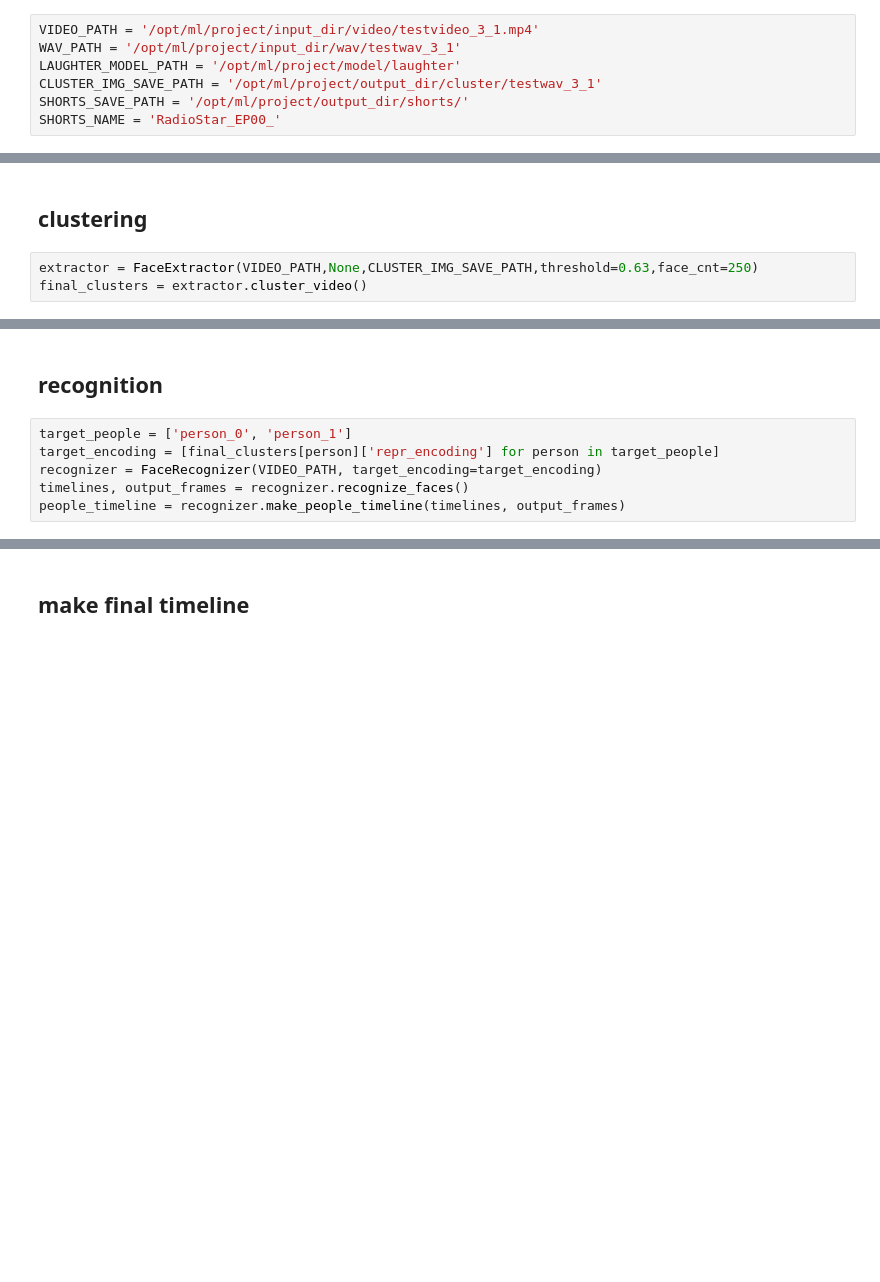
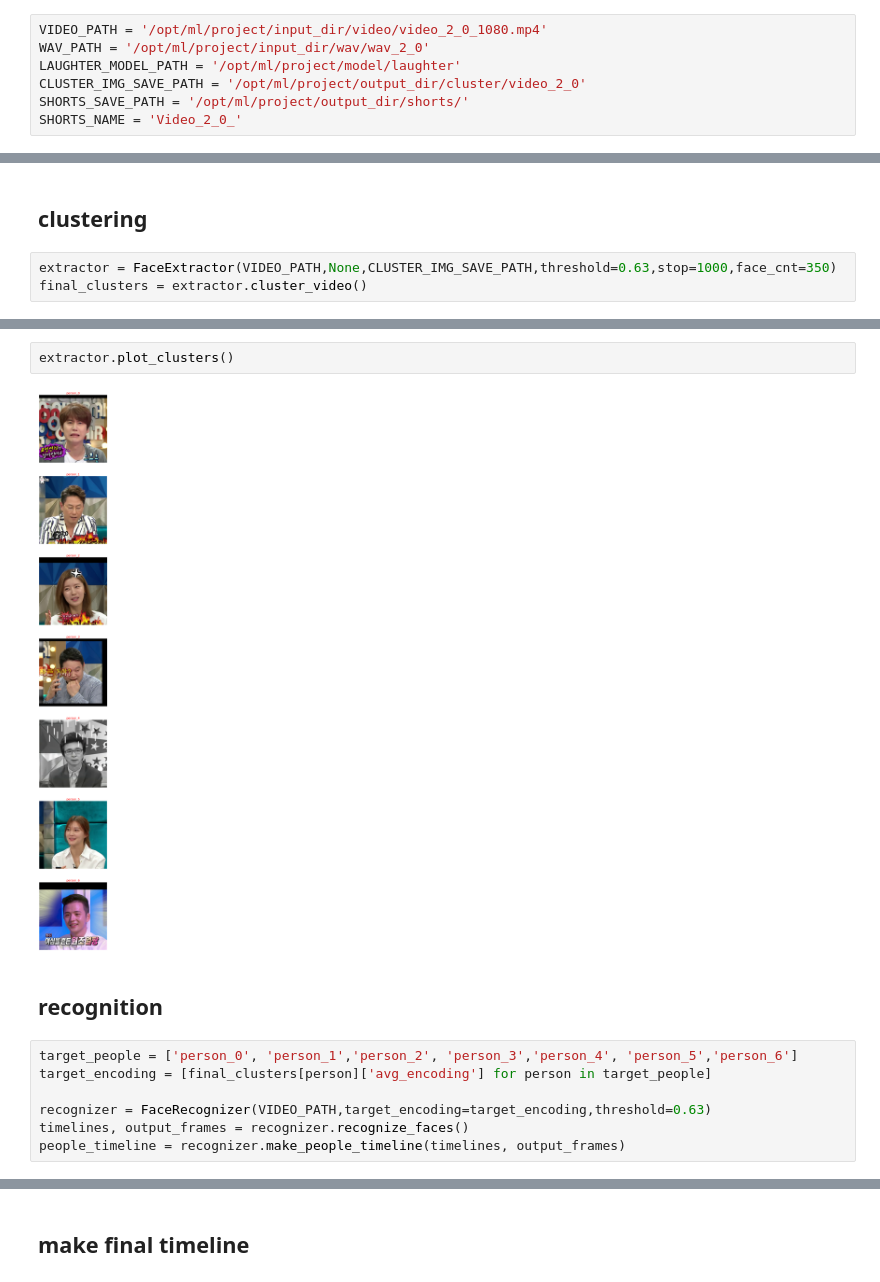
Before and after one commit to boostcampaitech3/final-project-level3-cv-10, a Jupyter notebook: experiment/demo_total.ipynb, the cells around one changed output, grey strips where cells are left out. Saved outputs shown, nothing was run; the diff lists cells and outputs as text; blank space fills up the shorter version.

```diff
--- a/experiment/demo_total.ipynb
+++ b/experiment/demo_total.ipynb
@@ -11,12 +11,12 @@ from moviepy.editor import *
 # %% [markdown]
 ## assign file path
 # %%
-VIDEO_PATH = '/opt/ml/project/input_dir/video/testvideo_3_1.mp4'
-WAV_PATH = '/opt/ml/project/input_dir/wav/testwav_3_1'
+VIDEO_PATH = '/opt/ml/project/input_dir/video/video_2_0_1080.mp4'
+WAV_PATH = '/opt/ml/project/input_dir/wav/wav_2_0'
 LAUGHTER_MODEL_PATH = '/opt/ml/project/model/laughter'
-CLUSTER_IMG_SAVE_PATH = '/opt/ml/project/output_dir/cluster/testwav_3_1'
+CLUSTER_IMG_SAVE_PATH = '/opt/ml/project/output_dir/cluster/video_2_0'
 SHORTS_SAVE_PATH = '/opt/ml/project/output_dir/shorts/'
-SHORTS_NAME = 'RadioStar_EP00_'
+SHORTS_NAME = 'Video_2_0_'
 # %% [markdown]
 ## laughter detection
 # %%
@@ -24,5 +55,5 @@ shorts_timeline = LaughterDetection(video_path=VIDEO_PATH, wav_path=WAV_PATH, ml
 # %% [markdown]
 ## clustering
 # %%
-extractor = FaceExtractor(VIDEO_PATH,None,CLUSTER_IMG_SAVE_PATH,threshold=0.63,face_cnt=250)
+extractor = FaceExtractor(VIDEO_PATH,None,CLUSTER_IMG_SAVE_PATH,threshold=0.63,stop=1000,face_cnt=350)
 final_clusters = extractor.cluster_video()
@@ -29,8 +78,13 @@ final_clusters = extractor.cluster_video()
+# %%
+extractor.plot_clusters()
+# %% [output]
+[figure, added]
 # %% [markdown]
 ## recognition
 # %%
-target_people = ['person_0', 'person_1']
-target_encoding = [final_clusters[person]['repr_encoding'] for person in target_people]
-recognizer = FaceRecognizer(VIDEO_PATH, target_encoding=target_encoding)
+target_people = ['person_0', 'person_1','person_2', 'person_3','person_4', 'person_5','person_6']
+target_encoding = [final_clusters[person]['avg_encoding'] for person in target_people]
+
+recognizer = FaceRecognizer(VIDEO_PATH,target_encoding=target_encoding,threshold=0.63)
 timelines, output_frames = recognizer.recognize_faces()
 people_timeline = recognizer.make_people_timeline(timelines, output_frames)
```
Also changed, not shown: parts of 7 cells of this notebook, 4 other files.
